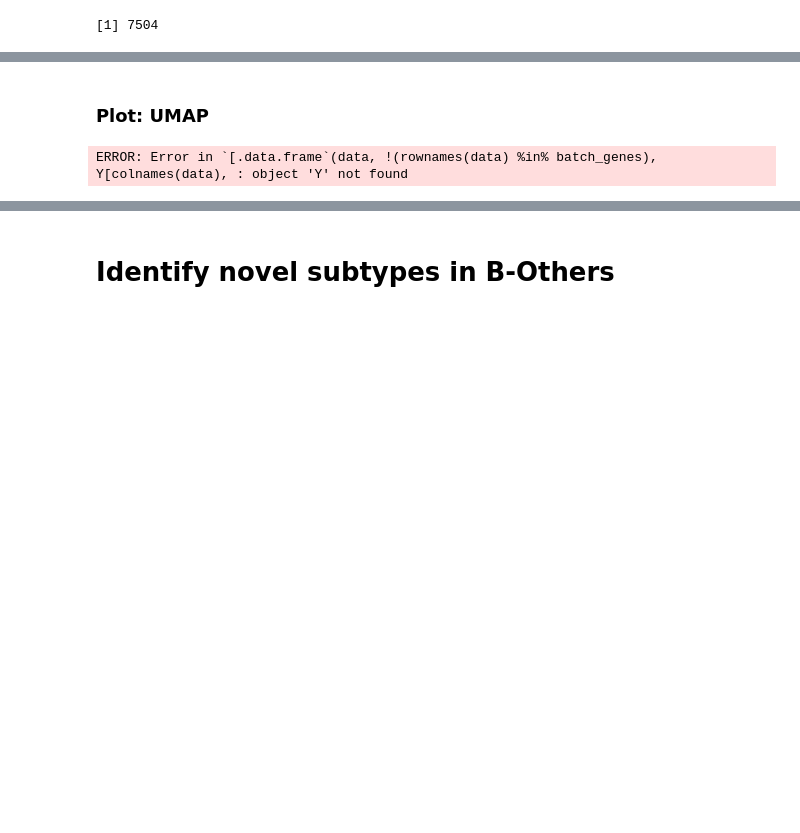
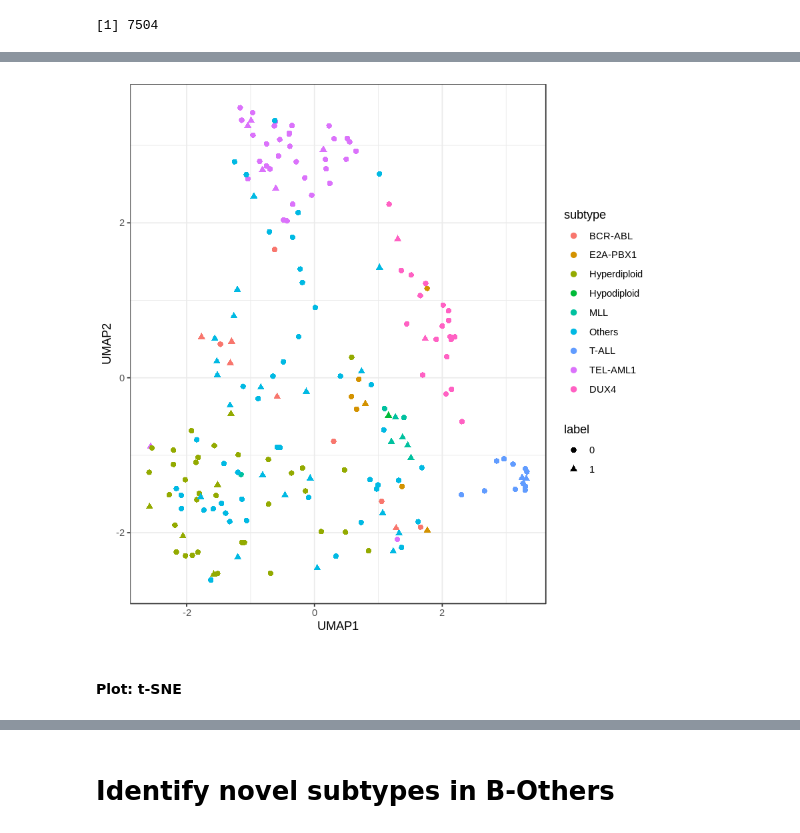
Before and after one commit to dblux/relapse_prediction, a Jupyter notebook: b_others.ipynb, the cells around one changed output, grey strips where cells are left out. Saved outputs shown, nothing was run; the diff lists cells and outputs as text; code cells hidden in the pictures; blank space fills up the shorter version.

```diff
--- a/b_others.ipynb
+++ b/b_others.ipynb
@@ -218,12 +211,14 @@ Total no. of probesets removed (incl. probesets mapping to same gene): 8762
+# %%
+set.seed(0)
+ax <- ggplot_umap(
+  t(D0_he500), metadata_sid1,
+  col = "subtype", pch = "label"
+)
+ax
+
+ggsave("~/Dropbox/tmp/umap-d0_he500_nobatch.pdf", ax, width = 7, height = 4)
+# %% [output]
+[figure, added]
 # %% [markdown]
-### Plot: UMAP
+#### Plot: t-SNE
-# %%
-# exclude batch effect genes
-d0_wo_batch <- data[
-  !(rownames(data) %in% batch_genes),
-  Y[colnames(data), "class_info"] == "D0"
-]
-d0_hvg500 <- select_hvg(d0_wo_batch, 500)
-# %% [output]
-ERROR: Error in `[.data.frame`(data, !(rownames(data) %in% batch_genes), Y[colnames(data), : object 'Y' not found
 # %%
```
Also changed, not shown: parts of 129 cells of this notebook, 17 other files.
